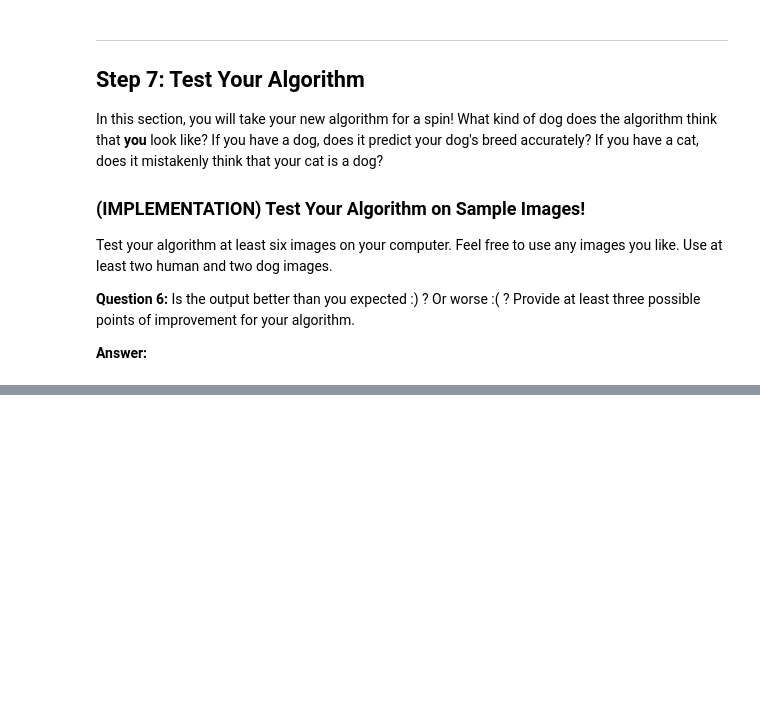
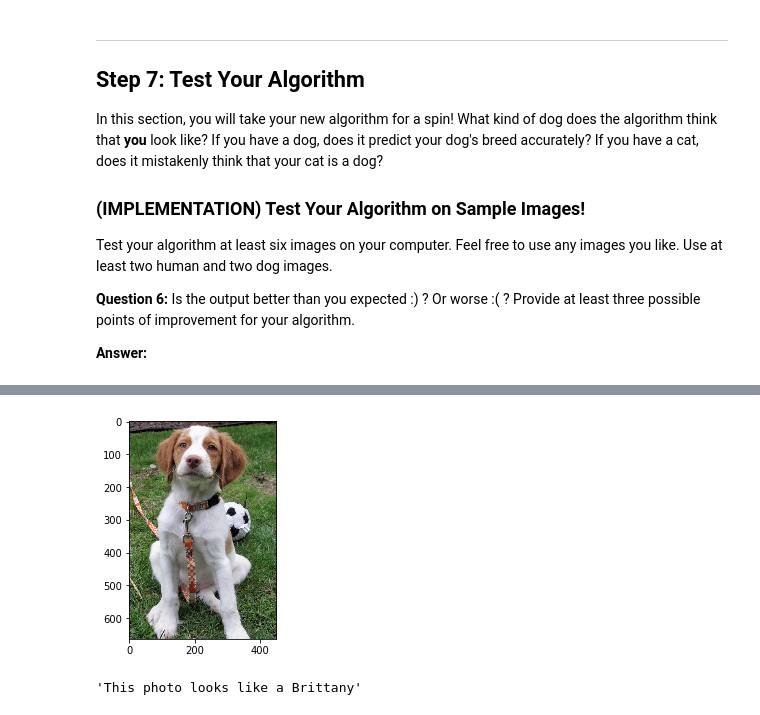
Before and after one commit to dyushu/Dog-Breed-Classifier, a Jupyter notebook: dog_app.ipynb, the cells around one changed output, grey strips where cells are left out. Cells and saved outputs as stored; diff of their text form; code cells hidden in the pictures; blank space fills up the shorter version.

```diff
--- a/dog_app.ipynb
+++ b/dog_app.ipynb
@@ -732,0 +868,5 @@ __Answer:__
+# %%
+predictor(image_list[2])
+# %% [output]
+[figure, added]
+'This photo looks like a Brittany'
```
Also changed, not shown: parts of 23 cells of this notebook.
